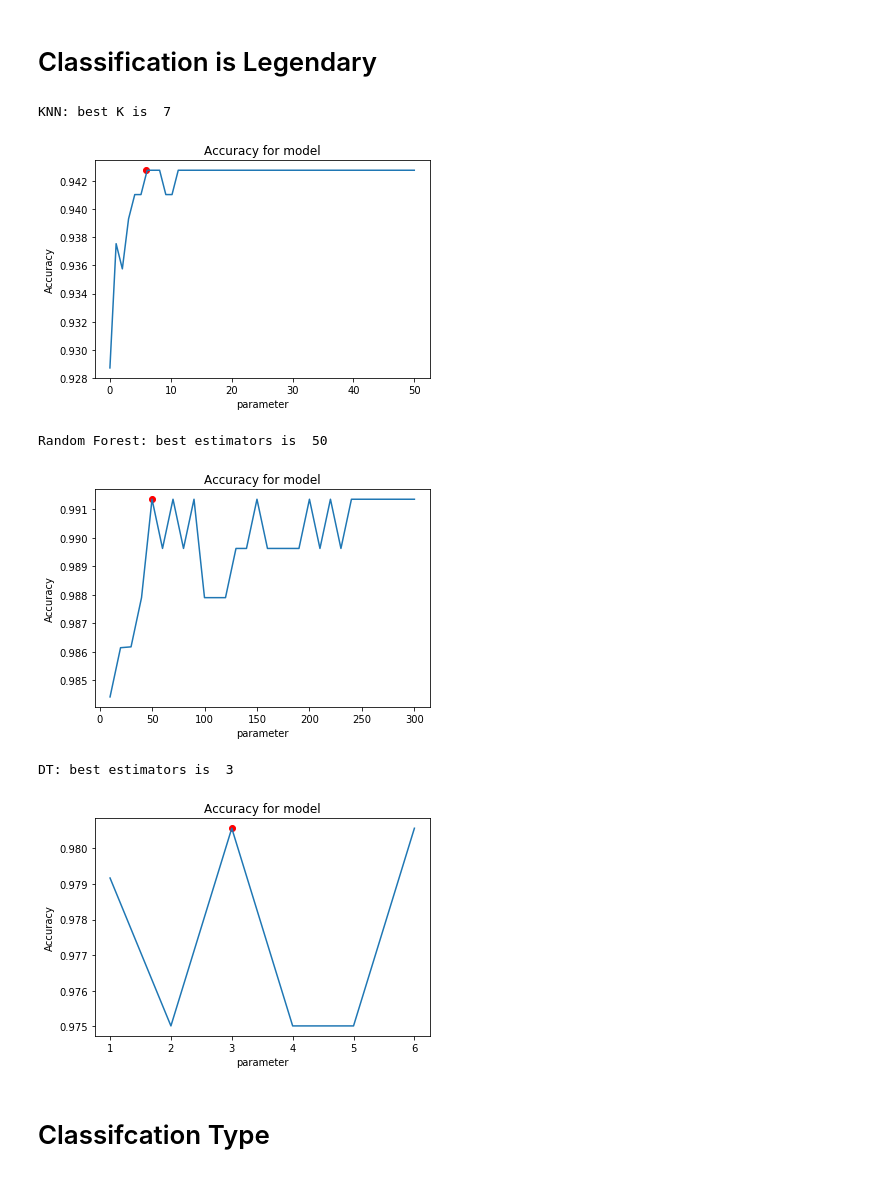
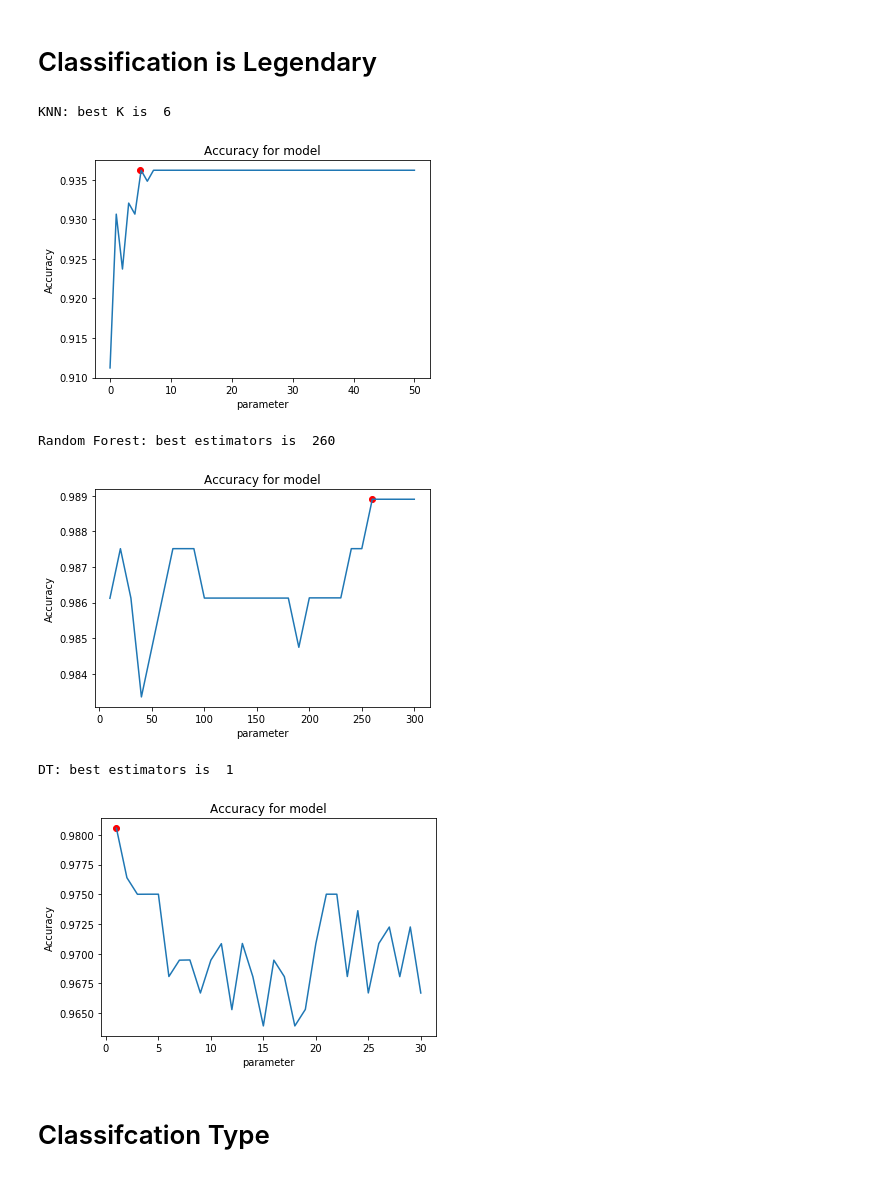
Before and after one commit to Ammourk/DataMining-PokemenData, a Jupyter notebook: Project.ipynb, the cells around one changed output. Saved outputs shown, nothing was run; the diff lists cells and outputs as text; code cells hidden in the pictures.

Commit message:
split error fixed

```diff
--- a/Project.ipynb
+++ b/Project.ipynb
@@ -142,7 +142,7 @@ from sklearn.ensemble import RandomForestClassifier
 from sklearn.model_selection import cross_val_score
 from sklearn.metrics import classification_report
 from sklearn.metrics import accuracy_score
-
+from sklearn.utils import shuffle
 
 
 def model_selection(arg,arg1):
@@ -160,11 +160,11 @@ def model_selection(arg,arg1):
     return model
 
 def own_crossvalidation(model,X_train,y_train,argprint):
-    scores=cross_val_score(model, X_train,y_train, cv=5)
+    scores=cross_val_score(model, X_train,y_train, cv=3)
 
 
     if argprint==1:
-        print("5-fold Cross Validation Accuracy: %0.2f (+/- %0.2f)"  \
+        print("3-fold Cross Validation Accuracy: %0.2f (+/- %0.2f)"  \
                % (scores.mean(), scores.std() * 2))
 
     return scores.mean()
@@ -181,7 +181,7 @@ def plot(xrange,yrange,pointx, pointy):
 x = clean_pokemon.drop(columns=['isLegendary'])
 y = clean_pokemon['isLegendary']
 
-xTrain, xTest, yTrain, yTest = train_test_split(x, y, test_size = 0.2, random_state = 0)
+xTrain, yTrain = shuffle(x, y, random_state=0)
 # %%
 # KNN Tune
 
@@ -207,41 +207,41 @@ clas_sco = []
 
 ## Tune the parameter
 ## n_estimator-The number of trees in the forest.
 c=10
 for k in range(30):
     model=model_selection("RF",c)
     clas_sco.append(own_crossvalidation(model,xTrain,yTrain,None))
     c=c+10
 
 K = np.linspace(10, 300, 30)
 print('Random Forest: best estimators is ', 10*(clas_sco.index(max(clas_sco))+1))
 plot(K,clas_sco,10*clas_sco.index(max(clas_sco))+10, \
          clas_sco[clas_sco.index(max(clas_sco))])
 
 
 # Tune DT
 
 clas_sco = []
 
 ## Tune the parameter
 ## n_estimator-The number of trees in the forest.
 c=1
-for k in range(6):
+for k in range(30):
     model=model_selection("DT",c)
     clas_sco.append(own_crossvalidation(model,x,y,None))
     c=c+1
 
-K = np.linspace(1, 6, 6)
+K = np.linspace(1, 30, 30)
 print('DT: best estimators is ', (clas_sco.index(max(clas_sco))+1))
 plot(K,clas_sco,clas_sco.index(max(clas_sco))+1, \
          clas_sco[clas_sco.index(max(clas_sco))])
 # %% [output]
-KNN: best K is  7
+KNN: best K is  6
-[figure, old version]
+[figure, new version]
-Random Forest: best estimators is  50
+Random Forest: best estimators is  260
-[figure, old version]
+[figure, new version]
-DT: best estimators is  3
+DT: best estimators is  1
-[figure, old version]
+[figure, new version]
 # %% [markdown]
 # Classifcation Type
 # %%
```
Also changed, not shown: parts of 5 cells of this notebook.
